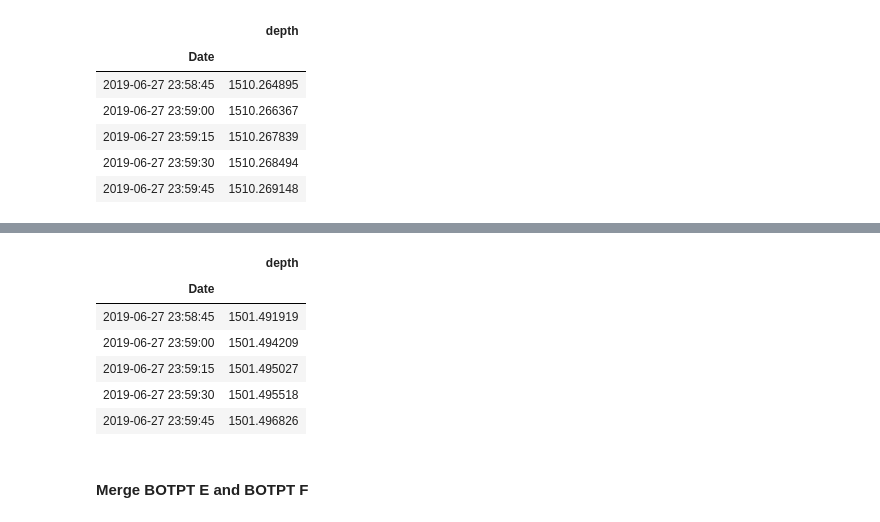
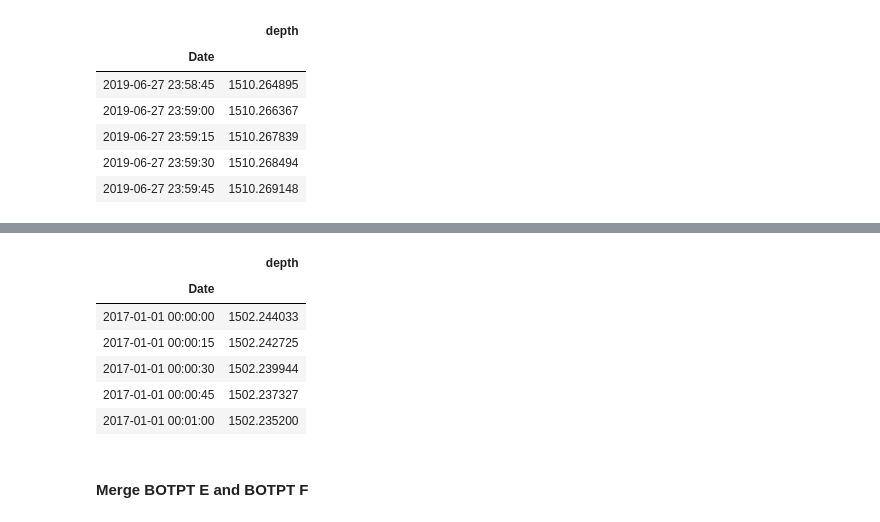
Before and after one commit to daxsoule/BOTPT, a Jupyter notebook: notebooks/play.ipynb, the cells around one changed output, grey strips where cells are left out. Saved outputs shown, nothing was run; the diff lists cells and outputs as text; code cells hidden in the pictures.

```diff
--- a/notebooks/play.ipynb
+++ b/notebooks/play.ipynb
@@ -47,26 +39,26 @@ df_botptF.loc['2018-02-17']
 # %%
 with open('/home/jovyan/data/botpt/2019bottom_pressure15s_E.pkl', 'rb') as E:
     botpt_data = pk.load(E)
 df_botptE = pd.DataFrame(botpt_data)
 df_botptE['bottom_pressure'] = df_botptE['bottom_pressure'].astype(float)
 df_botptE['depth']=df_botptE['bottom_pressure'].astype(float) * 0.670
 #MJ03F_cal_depths = [MJ03F_pressure * 0.0670 for MJ03F_pressure in MJ03F_pressure]
 #list comprehention
 epoch= [i.timestamp() for i in df_botptE.index.to_pydatetime()]
 df_botptE['epoch'] = epoch
 df_botptE= df_botptE.sort_index()
 df_botptE.index.name= 'Date'
 del df_botptE['epoch']
 del df_botptE['bottom_pressure']
-df_botptE.tail()
+df_botptE.head()
 # %% [output]
 |  | depth |
 | Date |  |
-| 2019-06-27 23:58:45 | 1501.491919 |
-| 2019-06-27 23:59:00 | 1501.494209 |
-| 2019-06-27 23:59:15 | 1501.495027 |
-| 2019-06-27 23:59:30 | 1501.495518 |
-| 2019-06-27 23:59:45 | 1501.496826 |
+| 2017-01-01 00:00:00 | 1502.244033 |
+| 2017-01-01 00:00:15 | 1502.242725 |
+| 2017-01-01 00:00:30 | 1502.239944 |
+| 2017-01-01 00:00:45 | 1502.237327 |
+| 2017-01-01 00:01:00 | 1502.235200 |
 # %% [markdown]
 #### Merge BOTPT E and BOTPT F
 # %%
```
Also changed, not shown: parts of 14 cells of this notebook, 1 other file.
